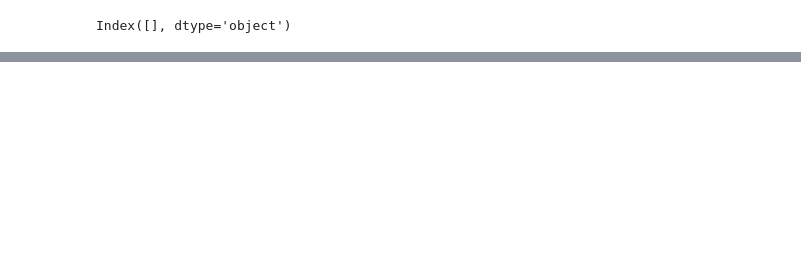
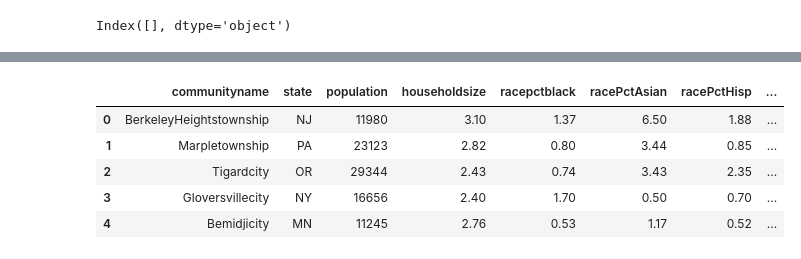
Before and after one commit to ajaloons/CIND820_CAPSTONE, a Jupyter notebook: PRELIM_STATS.ipynb, the cells around one changed output, grey strips where cells are left out. Drawn from its saved outputs; the diff is of its cells as text; code cells hidden in the pictures; blank space fills up the shorter version.

```diff
--- a/PRELIM_STATS.ipynb
+++ b/PRELIM_STATS.ipynb
@@ -643,0 +1131,23 @@ Index([], dtype='object')
+# %%
+#murd_corr = murders_data.corr(method='spearman')
+
+#Create a correlation matrix for the dataframe category
+murd_corr = murders_data.corr(numeric_only=True).abs()
+
+#Select the upper triangle of the matrix, excluding the diagnonal elements
+murd_tri = murd_corr.where(np.triu(np.ones(murd_corr.shape),k=1).astype(bool))
+
+#drop the columns with a correlation greater than 0.8 and make a list of those columns named 'murd_drop'
+murd_drop = [column for column in murd_tri.columns if any(murd_tri[column] > 0.8)]
+
+#drop the murd_drop columns from the dataframe
+murders = murders_data.drop(murders_data[murd_drop], axis=1)
+
+murders.head()
+# %% [output]
+|  | communityname | state | population | householdsize | racepctblack | racePctAsian | racePctHisp | ... |
+| 0 | BerkeleyHeightstownship | NJ | 11980 | 3.10 | 1.37 | 6.50 | 1.88 | ... |
+| 1 | Marpletownship | PA | 23123 | 2.82 | 0.80 | 3.44 | 0.85 | ... |
+| 2 | Tigardcity | OR | 29344 | 2.43 | 0.74 | 3.43 | 2.35 | ... |
+| 3 | Gloversvillecity | NY | 16656 | 2.40 | 1.70 | 0.50 | 0.70 | ... |
+| 4 | Bemidjicity | MN | 11245 | 2.76 | 0.53 | 1.17 | 0.52 | ... |
```
Also changed, not shown: parts of 133 cells of this notebook.
